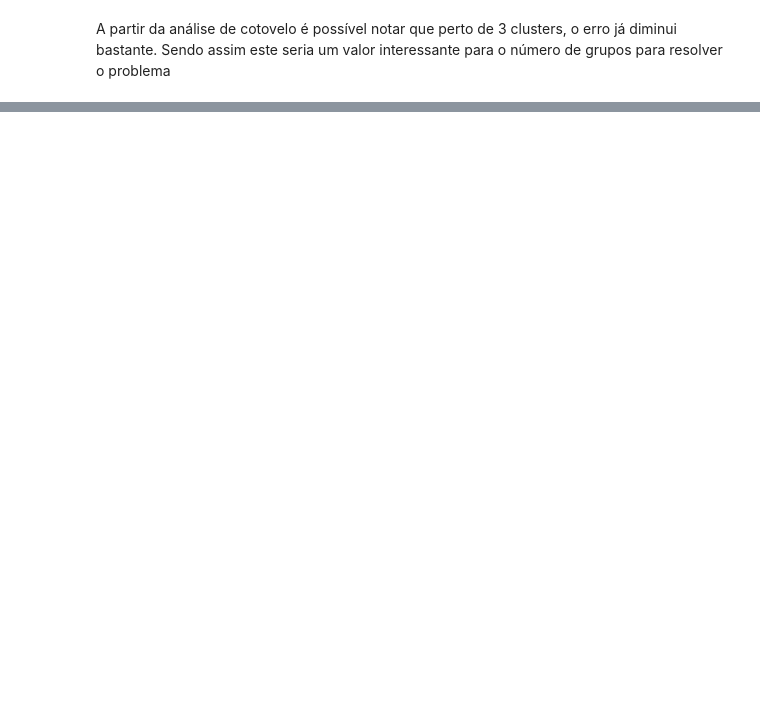
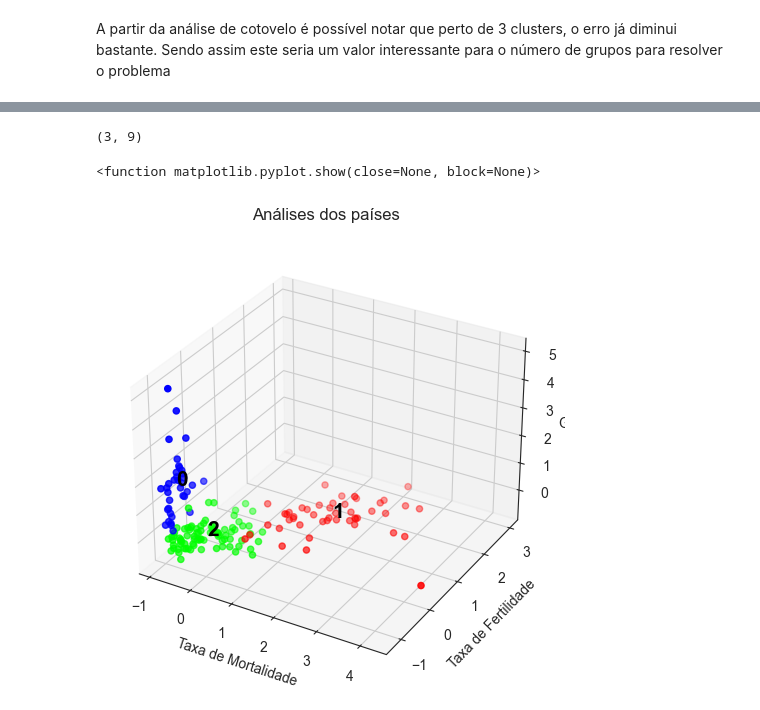
Before and after one commit to GaabrielDiasL/TrabalhoPOS_2, a Jupyter notebook: analise.ipynb, the cells around one changed output, grey strips where cells are left out. Cells and saved outputs as stored; diff of their text form; code cells hidden in the pictures; blank space fills up the shorter version.

Commit message:
update análise

```diff
--- a/analise.ipynb
+++ b/analise.ipynb
@@ -18,3 +21,4 @@ O número de países únicos no dataset é: 167
 # %%
 country_data.set_index('country', inplace=True)
 country_data.describe().T
+num_cols = ['child_mort', 'exports', 'health', 'imports', 'income', 'inflation', 'life_expec', 'total_fer', 'gdpp']
@@ -142,0 +172,27 @@ Calculando a distância euclidiana entre os países
+# %%
+centers = model.cluster_centers_
+centers.shape
+# %% [output]
+(3, 9)
+# %%
+
+fig = plt.figure(figsize=(5,5))
+plt.suptitle("Análises dos países")
+ax = plt.axes(projection='3d')
+ax.set_xlabel("Taxa de Mortalidade")
+ax.set_ylabel("Taxa de Fertilidade")
+ax.set_zlabel("GDPP")
+ax.scatter3D(results.child_mort,
+             results.total_fer,
+             results.gdpp,
+             c = results.cluster, cmap = "brg")
+for j in range(3):
+    ax.text(centers[j, num_cols.index('child_mort')],
+            centers[j, num_cols.index('total_fer')],
+            centers[j, num_cols.index('gdpp')],
+            c='black', s=j, fontsize=15, fontweight=700)
+plt.tight_layout()
+plt.show
+# %% [output]
+<function matplotlib.pyplot.show(close=None, block=None)>
+[figure, added]
```
Also changed, not shown: parts of 24 cells of this notebook.
